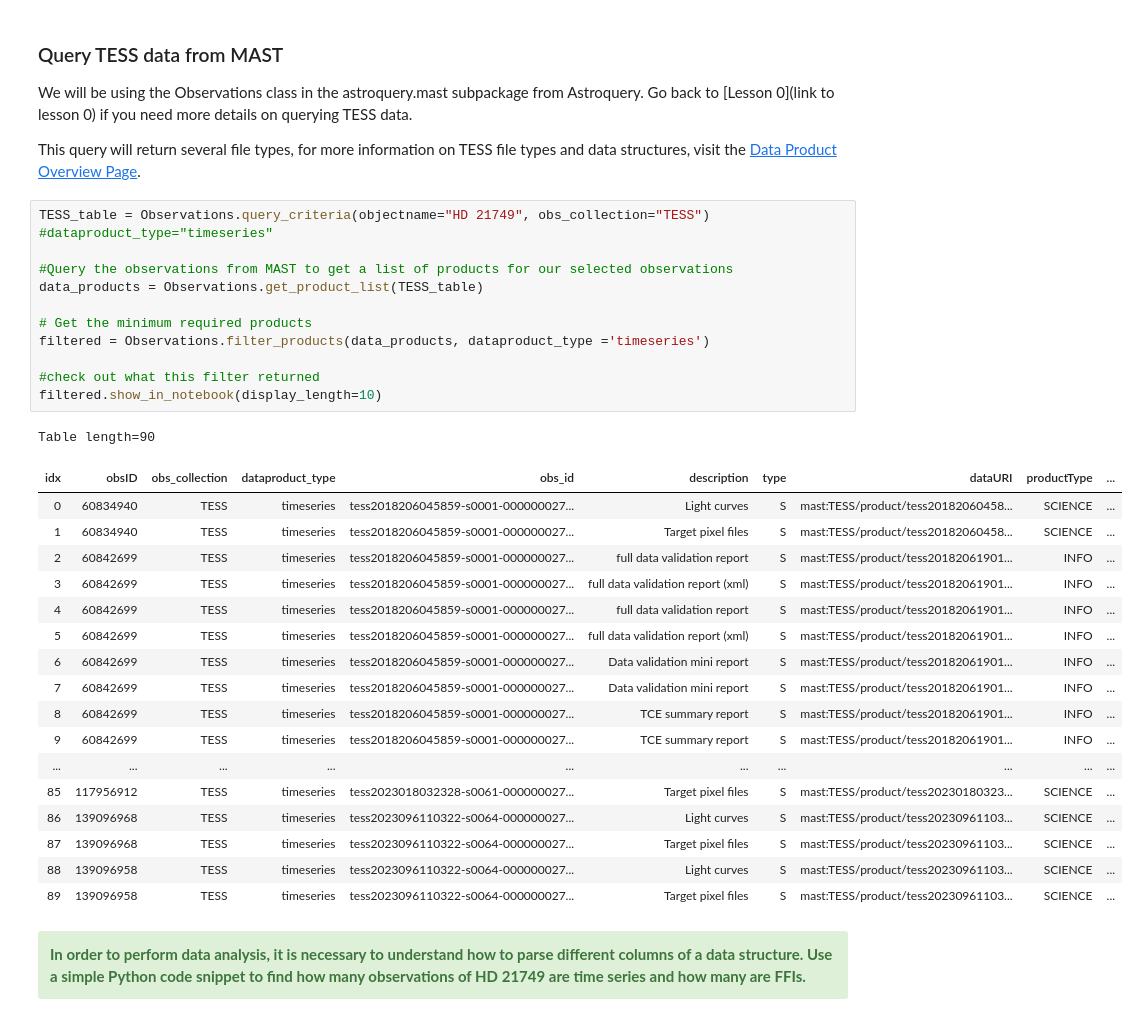
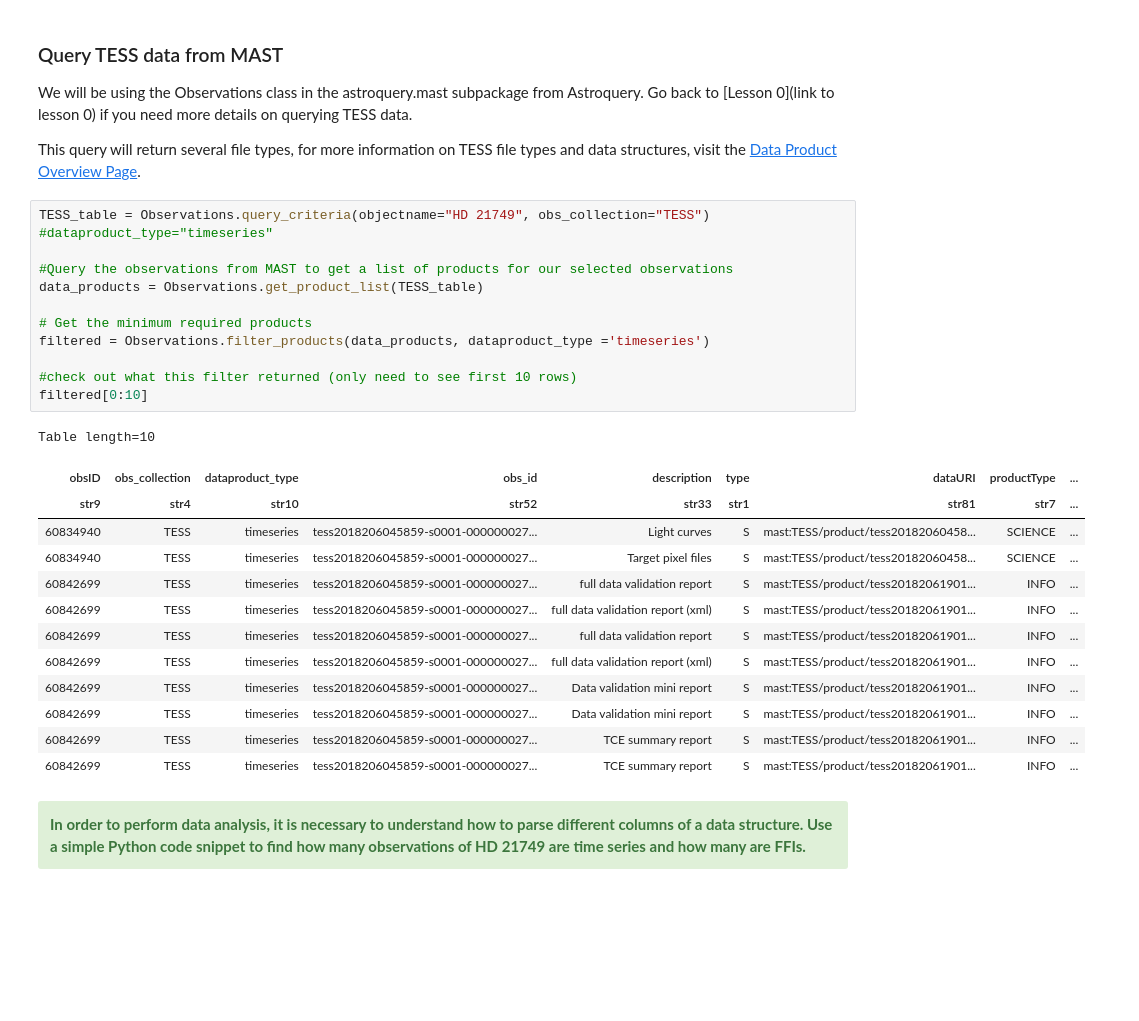
Before and after one commit to spacetelescope/project-tikebook, a Jupyter notebook: notebooks/1-lightcurves/TIKEBook_Lesson1.ipynb, the cells around one changed output. Saved outputs shown, nothing was run; the diff lists cells and outputs as text; blank space fills up the shorter version.

```diff
--- a/notebooks/1-lightcurves/TIKEBook_Lesson1.ipynb
+++ b/notebooks/1-lightcurves/TIKEBook_Lesson1.ipynb
@@ -58,33 +67,28 @@ This query will return several file types, for more information on TESS file typ
 # %%
 TESS_table = Observations.query_criteria(objectname="HD 21749", obs_collection="TESS") #dataproduct_type="timeseries"
 
 #Query the observations from MAST to get a list of products for our selected observations
 data_products = Observations.get_product_list(TESS_table)
 
 # Get the minimum required products
 filtered = Observations.filter_products(data_products, dataproduct_type ='timeseries')
 
-#check out what this filter returned
-filtered.show_in_notebook(display_length=10)
+#check out what this filter returned (only need to see first 10 rows)
+filtered[0:10]
 # %% [output]
-Table length=90
+Table length=10
-| idx | obsID | obs_collection | dataproduct_type | obs_id | description | type | dataURI | productType | ... |
-| 0 | 60834940 | TESS | timeseries | tess2018206045859-s0001-000000027... | Light curves | S | mast:TESS/product/tess20182060458... | SCIENCE | ... |
-| 1 | 60834940 | TESS | timeseries | tess2018206045859-s0001-000000027... | Target pixel files | S | mast:TESS/product/tess20182060458... | SCIENCE | ... |
-| 2 | 60842699 | TESS | timeseries | tess2018206045859-s0001-000000027... | full data validation report | S | mast:TESS/product/tess20182061901... | INFO | ... |
-| 3 | 60842699 | TESS | timeseries | tess2018206045859-s0001-000000027... | full data validation report (xml) | S | mast:TESS/product/tess20182061901... | INFO | ... |
-| 4 | 60842699 | TESS | timeseries | tess2018206045859-s0001-000000027... | full data validation report | S | mast:TESS/product/tess20182061901... | INFO | ... |
-| 5 | 60842699 | TESS | timeseries | tess2018206045859-s0001-000000027... | full data validation report (xml) | S | mast:TESS/product/tess20182061901... | INFO | ... |
-| 6 | 60842699 | TESS | timeseries | tess2018206045859-s0001-000000027... | Data validation mini report | S | mast:TESS/product/tess20182061901... | INFO | ... |
-| 7 | 60842699 | TESS | timeseries | tess2018206045859-s0001-000000027... | Data validation mini report | S | mast:TESS/product/tess20182061901... | INFO | ... |
-| 8 | 60842699 | TESS | timeseries | tess2018206045859-s0001-000000027... | TCE summary report | S | mast:TESS/product/tess20182061901... | INFO | ... |
-| 9 | 60842699 | TESS | timeseries | tess2018206045859-s0001-000000027... | TCE summary report | S | mast:TESS/product/tess20182061901... | INFO | ... |
-| ... | ... | ... | ... | ... | ... | ... | ... | ... | ... |
-| 85 | 117956912 | TESS | timeseries | tess2023018032328-s0061-000000027... | Target pixel files | S | mast:TESS/product/tess20230180323... | SCIENCE | ... |
-| 86 | 139096968 | TESS | timeseries | tess2023096110322-s0064-000000027... | Light curves | S | mast:TESS/product/tess20230961103... | SCIENCE | ... |
-| 87 | 139096968 | TESS | timeseries | tess2023096110322-s0064-000000027... | Target pixel files | S | mast:TESS/product/tess20230961103... | SCIENCE | ... |
-| 88 | 139096958 | TESS | timeseries | tess2023096110322-s0064-000000027... | Light curves | S | mast:TESS/product/tess20230961103... | SCIENCE | ... |
-| 89 | 139096958 | TESS | timeseries | tess2023096110322-s0064-000000027... | Target pixel files | S | mast:TESS/product/tess20230961103... | SCIENCE | ... |
+| obsID | obs_collection | dataproduct_type | obs_id | description | type | dataURI | productType | ... |
+| str9 | str4 | str10 | str52 | str33 | str1 | str81 | str7 | ... |
+| 60834940 | TESS | timeseries | tess2018206045859-s0001-000000027... | Light curves | S | mast:TESS/product/tess20182060458... | SCIENCE | ... |
+| 60834940 | TESS | timeseries | tess2018206045859-s0001-000000027... | Target pixel files | S | mast:TESS/product/tess20182060458... | SCIENCE | ... |
+| 60842699 | TESS | timeseries | tess2018206045859-s0001-000000027... | full data validation report | S | mast:TESS/product/tess20182061901... | INFO | ... |
+| 60842699 | TESS | timeseries | tess2018206045859-s0001-000000027... | full data validation report (xml) | S | mast:TESS/product/tess20182061901... | INFO | ... |
+| 60842699 | TESS | timeseries | tess2018206045859-s0001-000000027... | full data validation report | S | mast:TESS/product/tess20182061901... | INFO | ... |
+| 60842699 | TESS | timeseries | tess2018206045859-s0001-000000027... | full data validation report (xml) | S | mast:TESS/product/tess20182061901... | INFO | ... |
+| 60842699 | TESS | timeseries | tess2018206045859-s0001-000000027... | Data validation mini report | S | mast:TESS/product/tess20182061901... | INFO | ... |
+| 60842699 | TESS | timeseries | tess2018206045859-s0001-000000027... | Data validation mini report | S | mast:TESS/product/tess20182061901... | INFO | ... |
+| 60842699 | TESS | timeseries | tess2018206045859-s0001-000000027... | TCE summary report | S | mast:TESS/product/tess20182061901... | INFO | ... |
+| 60842699 | TESS | timeseries | tess2018206045859-s0001-000000027... | TCE summary report | S | mast:TESS/product/tess20182061901... | INFO | ... |
 # %% [markdown]
 <div class="alert-success">
 <b> In order to perform data analysis, it is necessary to understand how to parse different columns of a data structure. Use a simple Python code snippet to find how many observations of HD 21749 are time series and how many are FFIs.<b>
```
Also changed, not shown: parts of 21 cells of this notebook.
